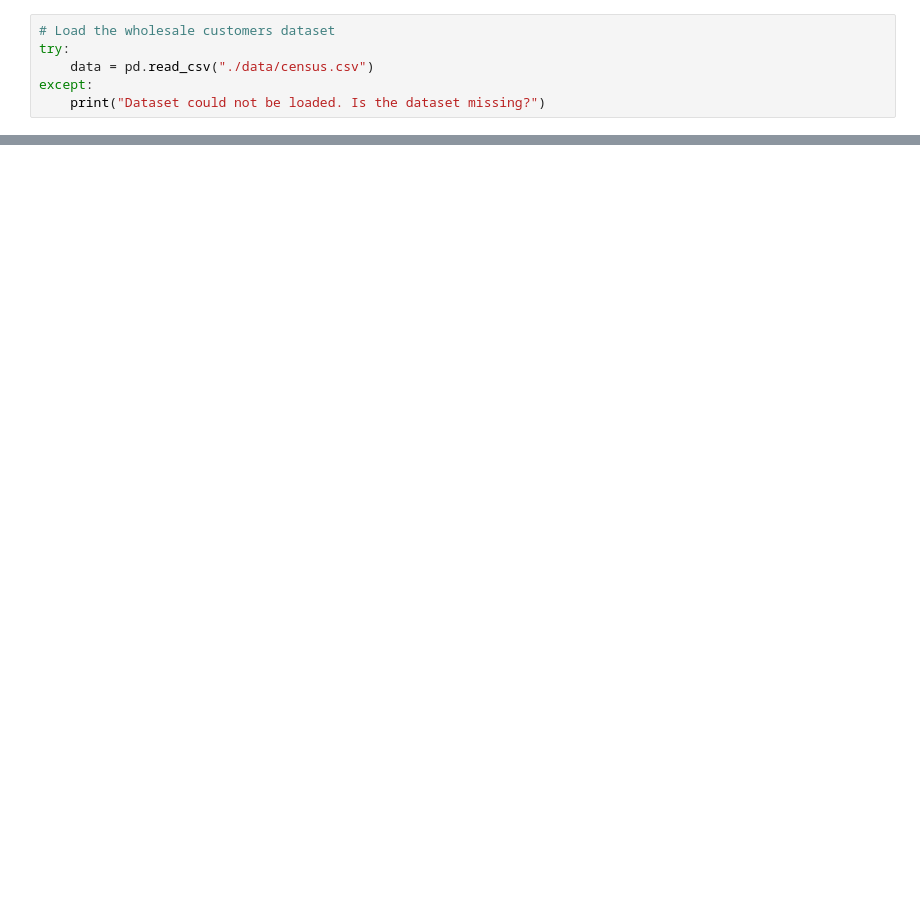
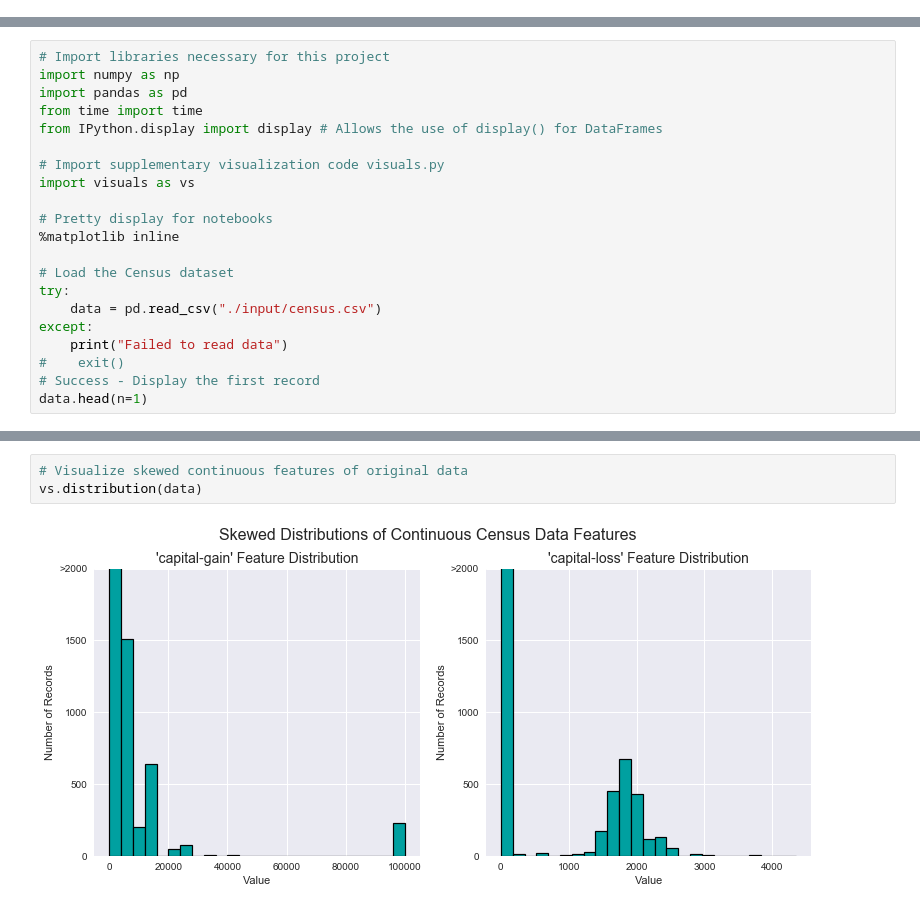
Before and after one commit to rbackupX/ML_Projects_MLND, a Jupyter notebook: 1. Supervised Learning/Supervised Learning - CharityML.ipynb, the cells around one changed output, grey strips where cells are left out. Cells and saved outputs as stored; diff of their text form; blank space fills up the shorter version.

```diff
--- a/1. Supervised Learning/Supervised Learning - CharityML.ipynb
+++ b/1. Supervised Learning/Supervised Learning - CharityML.ipynb
@@ -36,6 +0,0 @@ display(data.head(n=1))
-# %%
-# Load the wholesale customers dataset
-try:
-    data = pd.read_csv("./data/census.csv")
-except:
-    print("Dataset could not be loaded. Is the dataset missing?")
@@ -112,0 +19,21 @@ features_raw = data.drop('income', axis = 1)
+# %%
+# Import libraries necessary for this project
+import numpy as np
+import pandas as pd
+from time import time
+from IPython.display import display # Allows the use of display() for DataFrames
+
+# Import supplementary visualization code visuals.py
+import visuals as vs
+
+# Pretty display for notebooks
+%matplotlib inline
+
+# Load the Census dataset
+try:
+    data = pd.read_csv("./input/census.csv")
+except:
+    print("Failed to read data")
+#    exit()
+# Success - Display the first record
+data.head(n=1)
@@ -112,0 +218,5 @@ features_raw = data.drop('income', axis = 1)
+# %%
+# Visualize skewed continuous features of original data
+vs.distribution(data)
+# %% [output]
+[figure, added]
```
Also changed, not shown: parts of 73 cells of this notebook, 2 other files.
